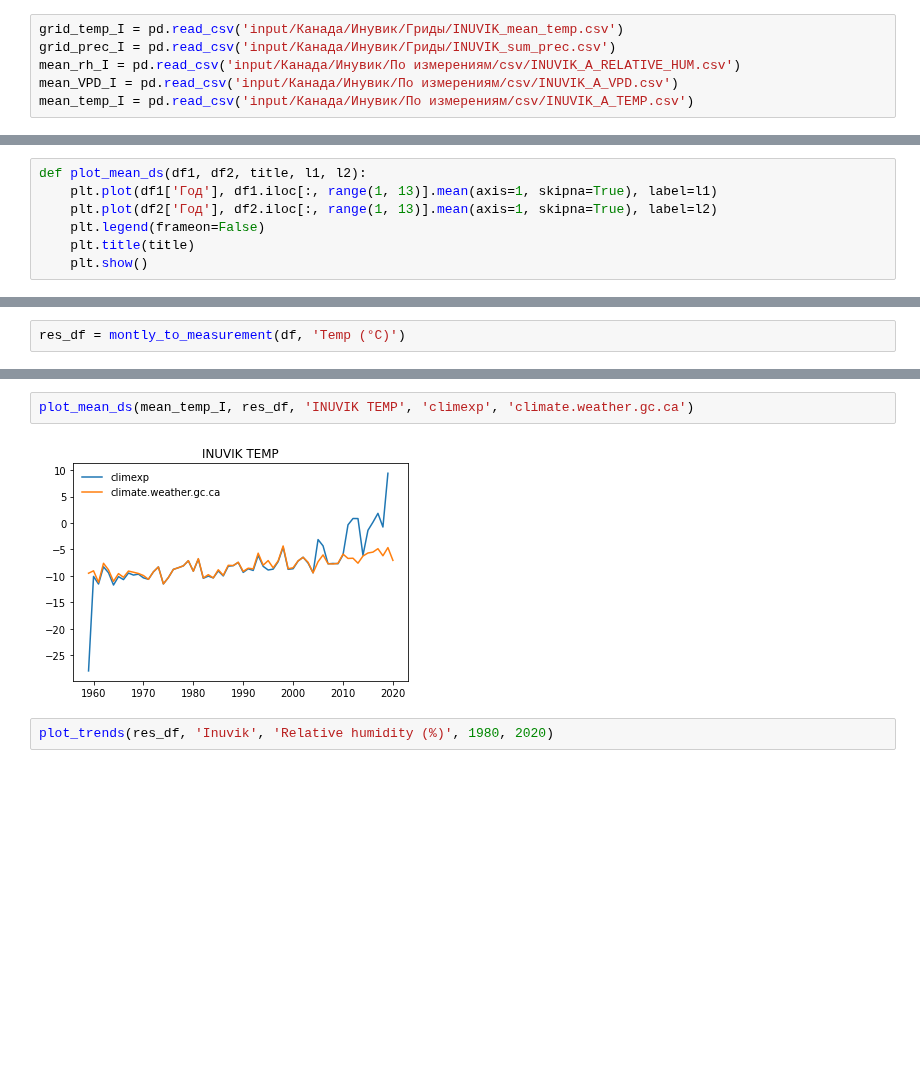
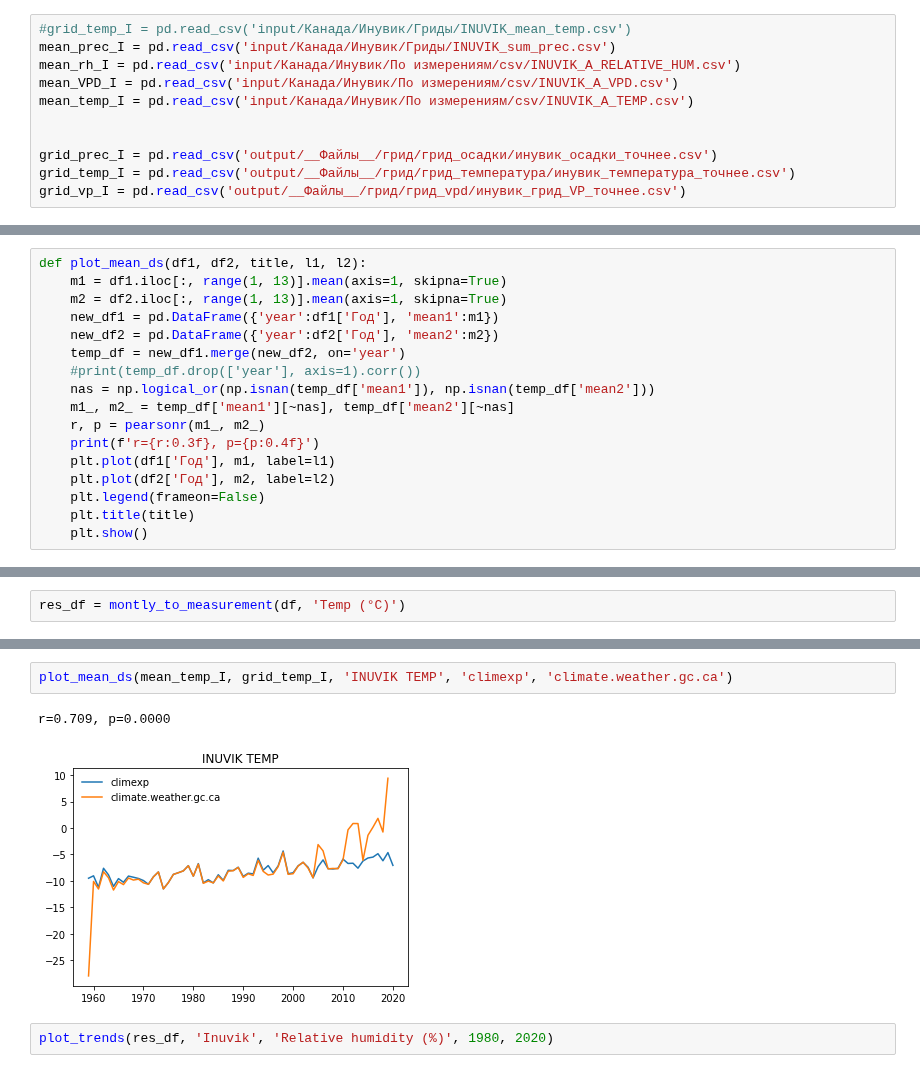
Before and after one commit to mikewellmeansme/trs-isotopes-analyser, a Jupyter notebook: playground.ipynb, the cells around one changed output, grey strips where cells are left out. Saved outputs shown, nothing was run; the diff lists cells and outputs as text; blank space fills up the shorter version.

```diff
--- a/playground.ipynb
+++ b/playground.ipynb
@@ -47,9 +93,14 @@ plot_measurements(mean_prec_H, 'Khatanga', 'Precipitation (mm)', [1901, 1980], [
 # %% [markdown]
 Инувик
 # %%
-grid_temp_I = pd.read_csv('input/Канада/Инувик/Гриды/INUVIK_mean_temp.csv')
-grid_prec_I = pd.read_csv('input/Канада/Инувик/Гриды/INUVIK_sum_prec.csv')
+#grid_temp_I = pd.read_csv('input/Канада/Инувик/Гриды/INUVIK_mean_temp.csv')
+mean_prec_I = pd.read_csv('input/Канада/Инувик/Гриды/INUVIK_sum_prec.csv')
 mean_rh_I = pd.read_csv('input/Канада/Инувик/По измерениям/csv/INUVIK_A_RELATIVE_HUM.csv')
 mean_VPD_I = pd.read_csv('input/Канада/Инувик/По измерениям/csv/INUVIK_A_VPD.csv')
 mean_temp_I = pd.read_csv('input/Канада/Инувик/По измерениям/csv/INUVIK_A_TEMP.csv')
+
+
+grid_prec_I = pd.read_csv('output/__Файлы__/грид/грид_осадки/инувик_осадки_точнее.csv')
+grid_temp_I = pd.read_csv('output/__Файлы__/грид/грид_температура/инувик_температура_точнее.csv')
+grid_vp_I = pd.read_csv('output/__Файлы__/грид/грид_vpd/инувик_грид_VP_точнее.csv')
 # %%
@@ -163,7 +253,17 @@ compare_to_xlsx(grid_prec_H, mean_prec_H, 'Khat_Prec')
 # %%
 def plot_mean_ds(df1, df2, title, l1, l2):
-    plt.plot(df1['Год'], df1.iloc[:, range(1, 13)].mean(axis=1, skipna=True), label=l1)
-    plt.plot(df2['Год'], df2.iloc[:, range(1, 13)].mean(axis=1, skipna=True), label=l2)
+    m1 = df1.iloc[:, range(1, 13)].mean(axis=1, skipna=True)
+    m2 = df2.iloc[:, range(1, 13)].mean(axis=1, skipna=True)
+    new_df1 = pd.DataFrame({'year':df1['Год'], 'mean1':m1})
+    new_df2 = pd.DataFrame({'year':df2['Год'], 'mean2':m2})
+    temp_df = new_df1.merge(new_df2, on='year')
+    #print(temp_df.drop(['year'], axis=1).corr())
+    nas = np.logical_or(np.isnan(temp_df['mean1']), np.isnan(temp_df['mean2']))
+    m1_, m2_ = temp_df['mean1'][~nas], temp_df['mean2'][~nas]
+    r, p = pearsonr(m1_, m2_)
+    print(f'r={r:0.3f}, p={p:0.4f}')
+    plt.plot(df1['Год'], m1, label=l1)
+    plt.plot(df2['Год'], m2, label=l2)
     plt.legend(frameon=False)
     plt.title(title)
     plt.show()
@@ -186,7 +315,8 @@ res_df = montly_to_measurement(df, 'Temp (°C)')
 # %%
-plot_mean_ds(mean_temp_I, res_df, 'INUVIK TEMP', 'climexp', 'climate.weather.gc.ca')
+plot_mean_ds(mean_temp_I, grid_temp_I, 'INUVIK TEMP', 'climexp', 'climate.weather.gc.ca')
 # %% [output]
+r=0.709, p=0.0000
-[figure, old version]
+[figure, new version]
 # %%
 plot_trends(res_df, 'Inuvik', 'Relative humidity (%)', 1980, 2020)
 # %%
```
Also changed, not shown: parts of 17 cells of this notebook, 2 other files.
